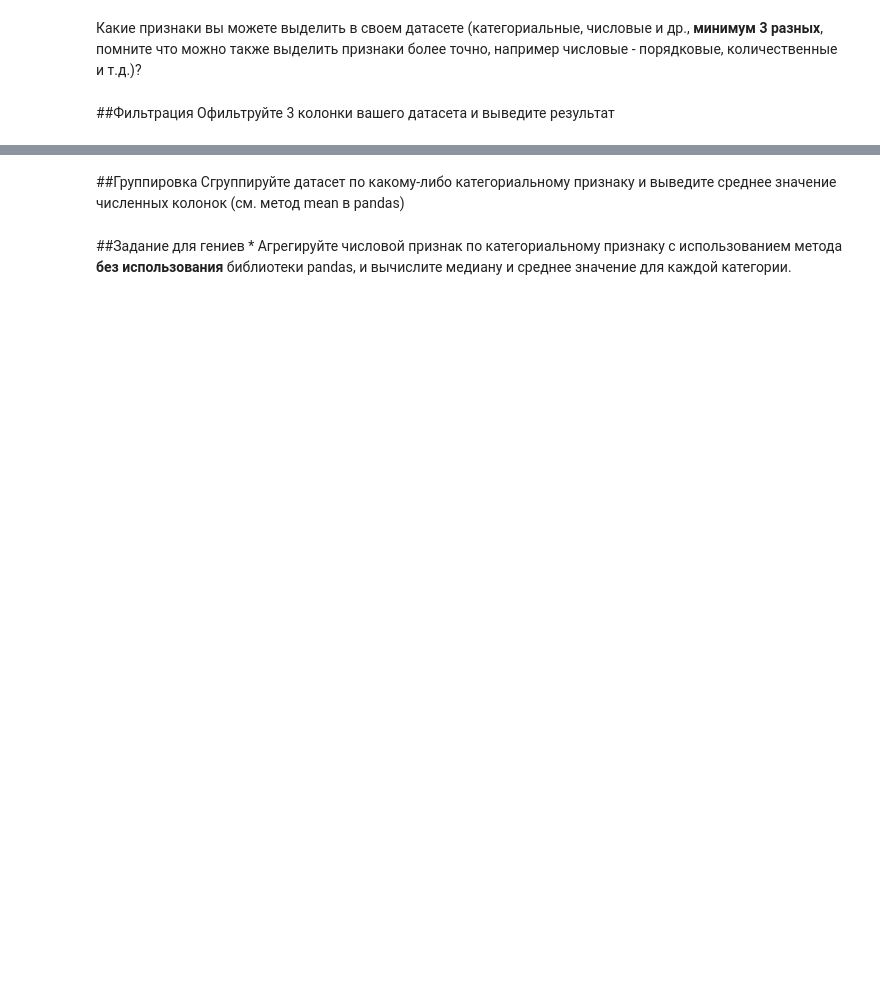
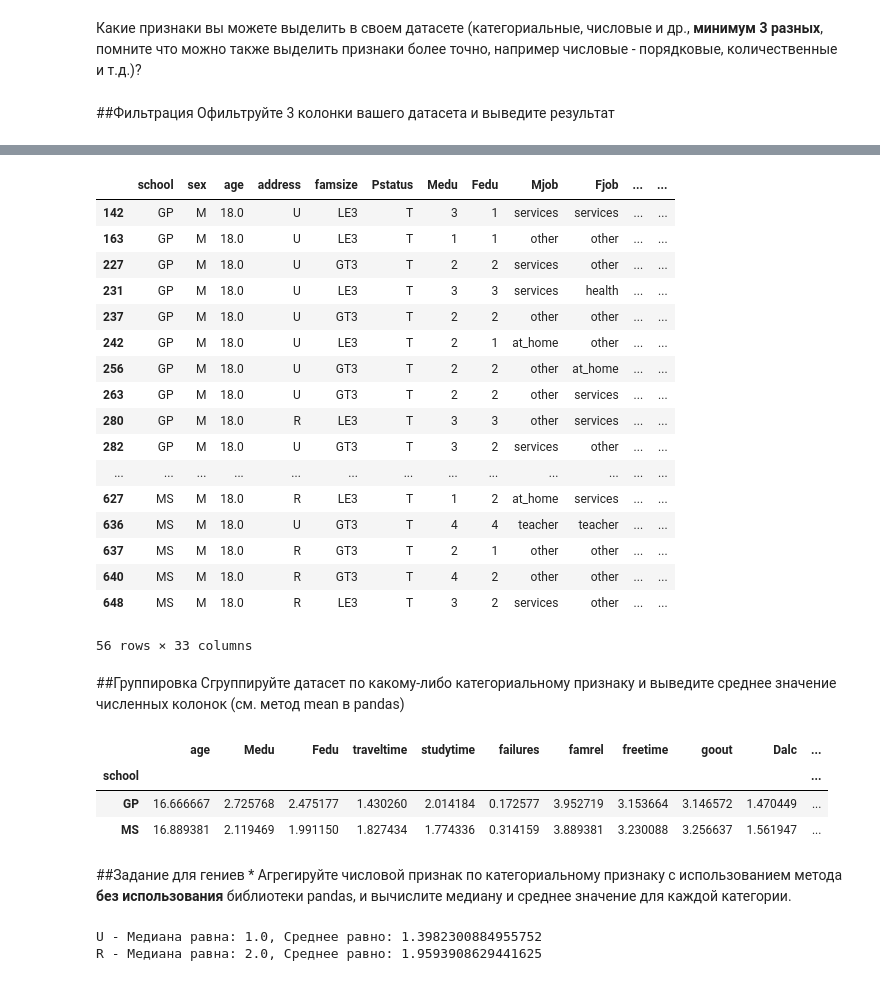
Before and after one commit to KOT1HATOP/ml_labs, a Jupyter notebook: Копия_блокнота_"Задание_1_ipynb".ipynb, the cells around one changed output, grey strips where cells are left out. Drawn from its saved outputs; the diff is of its cells as text; code cells hidden in the pictures; blank space fills up the shorter version.

```diff
--- a/Копия_блокнота_"Задание_1_ipynb".ipynb
+++ b/Копия_блокнота_"Задание_1_ipynb".ipynb
@@ -174,0 +164,7 @@ NameError: ignored
+# %%
+df["school"] = df["school"].astype("category")
+df["age"] = df["age"].astype("float64")
+df["traveltime"] = df["traveltime"].astype("float64")
+
+#Вывести типы колонок тут
+df.dtypes
@@ -184,10 +228,36 @@ NameError: ignored
 # %%
 #Фильтр колонки 3
+df[(df["sex"] == "M") & (df["age"] == 18)]
+# %% [output]
+|  | school | sex | age | address | famsize | Pstatus | Medu | Fedu | Mjob | Fjob | ... | ... |
+| 142 | GP | M | 18.0 | U | LE3 | T | 3 | 1 | services | services | ... | ... |
+| 163 | GP | M | 18.0 | U | LE3 | T | 1 | 1 | other | other | ... | ... |
+| 227 | GP | M | 18.0 | U | GT3 | T | 2 | 2 | services | other | ... | ... |
+| 231 | GP | M | 18.0 | U | LE3 | T | 3 | 3 | services | health | ... | ... |
+| 237 | GP | M | 18.0 | U | GT3 | T | 2 | 2 | other | other | ... | ... |
+| 242 | GP | M | 18.0 | U | LE3 | T | 2 | 1 | at_home | other | ... | ... |
+| 256 | GP | M | 18.0 | U | GT3 | T | 2 | 2 | other | at_home | ... | ... |
+| 263 | GP | M | 18.0 | U | GT3 | T | 2 | 2 | other | services | ... | ... |
+| 280 | GP | M | 18.0 | R | LE3 | T | 3 | 3 | other | services | ... | ... |
+| 282 | GP | M | 18.0 | U | GT3 | T | 3 | 2 | services | other | ... | ... |
+| ... | ... | ... | ... | ... | ... | ... | ... | ... | ... | ... | ... | ... |
+| 627 | MS | M | 18.0 | R | LE3 | T | 1 | 2 | at_home | services | ... | ... |
+| 636 | MS | M | 18.0 | U | GT3 | T | 4 | 4 | teacher | teacher | ... | ... |
+| 637 | MS | M | 18.0 | R | GT3 | T | 2 | 1 | other | other | ... | ... |
+| 640 | MS | M | 18.0 | R | GT3 | T | 4 | 2 | other | other | ... | ... |
+| 648 | MS | M | 18.0 | R | LE3 | T | 3 | 2 | services | other | ... | ... |
+56 rows × 33 columns
 # %% [markdown]
 ##Группировка
 Сгруппируйте датасет по какому-либо категориальному признаку и выведите среднее значение численных колонок (см. метод mean в pandas)
 # %%
 #Группировка
+df.groupby(["school"]).mean()
+# %% [output]
+|  | age | Medu | Fedu | traveltime | studytime | failures | famrel | freetime | goout | Dalc | ... |
+| school |  |  |  |  |  |  |  |  |  |  | ... |
+| GP | 16.666667 | 2.725768 | 2.475177 | 1.430260 | 2.014184 | 0.172577 | 3.952719 | 3.153664 | 3.146572 | 1.470449 | ... |
+| MS | 16.889381 | 2.119469 | 1.991150 | 1.827434 | 1.774336 | 0.314159 | 3.889381 | 3.230088 | 3.256637 | 1.561947 | ... |
 # %% [markdown]
 ##Задание для гениев *
 Агрегируйте числовой признак по категориальному признаку с использованием метода **без использования** библиотеки pandas, и вычислите медиану и среднее значение для каждой категории.
@@ -195,0 +264,22 @@ NameError: ignored
+# %%
+#Агрегация
+
+import statistics
+from collections import defaultdict
+
+diction = defaultdict(list)
+
+df.groupby('address').agg(['median', 'mean'])
+newdf = df[['address','traveltime']].dropna()
+
+for i, j in newdf.iterrows():
+    address = j[0]
+    travel = j[1]
+
+    diction[address].append(travel)
+
+for x, c in diction.items():
+    print(f'{x} - Медиана равна: {statistics.median(c)}, Среднее равно: {sum(c) / len(c)}')
+# %% [output]
+U - Медиана равна: 1.0, Среднее равно: 1.3982300884955752
+R - Медиана равна: 2.0, Среднее равно: 1.9593908629441625
```
Also changed, not shown: parts of 5 cells of this notebook.
